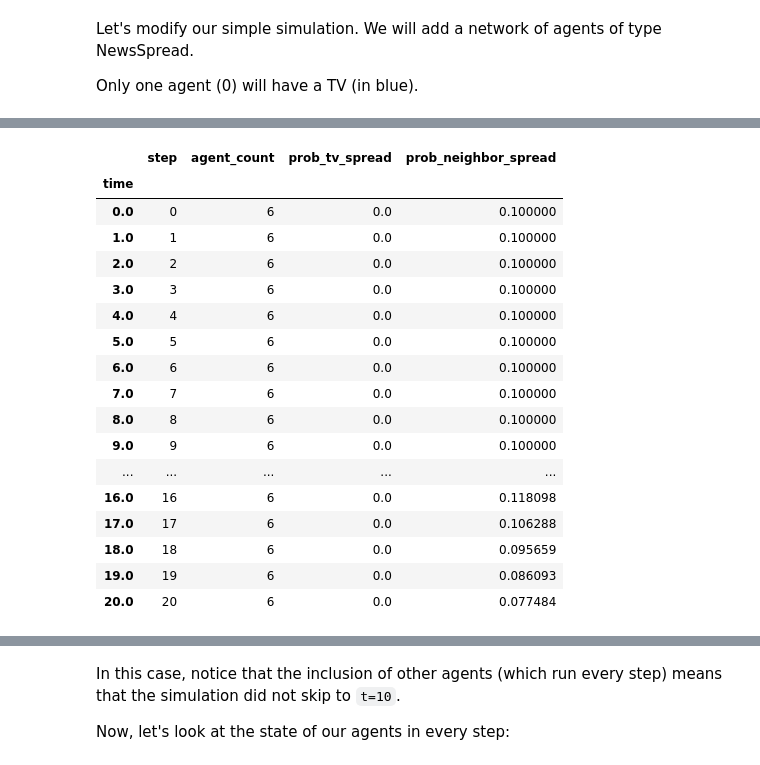
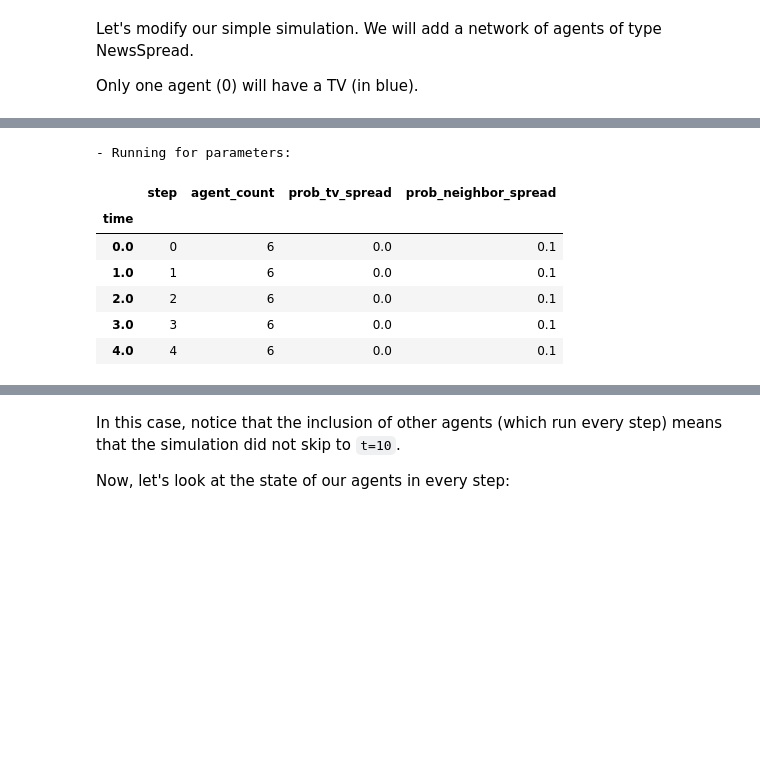
Before and after one commit to gsi-upm/soil, a Jupyter notebook: docs/tutorial/soil_tutorial.ipynb, the cells around one changed output, grey strips where cells are left out. Saved outputs shown, nothing was run; the diff lists cells and outputs as text; code cells hidden in the pictures; blank space fills up the shorter version.

```diff
--- a/docs/tutorial/soil_tutorial.ipynb
+++ b/docs/tutorial/soil_tutorial.ipynb
@@ -255,6 +306,7 @@ class NewsSpread(Agent):
         # If the agent has a TV, they might be infected by the evenn
         if self.has_tv:
             if self.prob(self.model.prob_tv_spread):
+                self.info("INFECTED")
                 return self.infected
 
     @state
@@ -310,22 +361,20 @@ class NewsEnvNetwork(Environment):
-# %%
-it = NewsEnvNetwork.run(max_time=20)
-it[0].model_df()
-# %% [output]
-|  | step | agent_count | prob_tv_spread | prob_neighbor_spread |
-| time |  |  |  |  |
-| 0.0 | 0 | 6 | 0.0 | 0.100000 |
-| 1.0 | 1 | 6 | 0.0 | 0.100000 |
-| 2.0 | 2 | 6 | 0.0 | 0.100000 |
-| 3.0 | 3 | 6 | 0.0 | 0.100000 |
-| 4.0 | 4 | 6 | 0.0 | 0.100000 |
-| 5.0 | 5 | 6 | 0.0 | 0.100000 |
-| 6.0 | 6 | 6 | 0.0 | 0.100000 |
-| 7.0 | 7 | 6 | 0.0 | 0.100000 |
-| 8.0 | 8 | 6 | 0.0 | 0.100000 |
-| 9.0 | 9 | 6 | 0.0 | 0.100000 |
-| ... | ... | ... | ... | ... |
-| 16.0 | 16 | 6 | 0.0 | 0.118098 |
-| 17.0 | 17 | 6 | 0.0 | 0.106288 |
-| 18.0 | 18 | 6 | 0.0 | 0.095659 |
-| 19.0 | 19 | 6 | 0.0 | 0.086093 |
-| 20.0 | 20 | 6 | 0.0 | 0.077484 |
+# %%
+its = NewsEnvNetwork.run(iterations=3, max_time=14)
+# %% [output]
+- Running for parameters:
+# %%
+it = []
+for i in range(3):
+    env = NewsEnvNetwork(seed=i+5)
+    for i in range(50):
+        env.step()
+    it.append(env)
+it[0].model_df().head()
+# %% [output]
+|  | step | agent_count | prob_tv_spread | prob_neighbor_spread |
+| time |  |  |  |  |
+| 0.0 | 0 | 6 | 0.0 | 0.1 |
+| 1.0 | 1 | 6 | 0.0 | 0.1 |
+| 2.0 | 2 | 6 | 0.0 | 0.1 |
+| 3.0 | 3 | 6 | 0.0 | 0.1 |
+| 4.0 | 4 | 6 | 0.0 | 0.1 |
```
Also changed, not shown: parts of 40 cells of this notebook, 29 other files.
